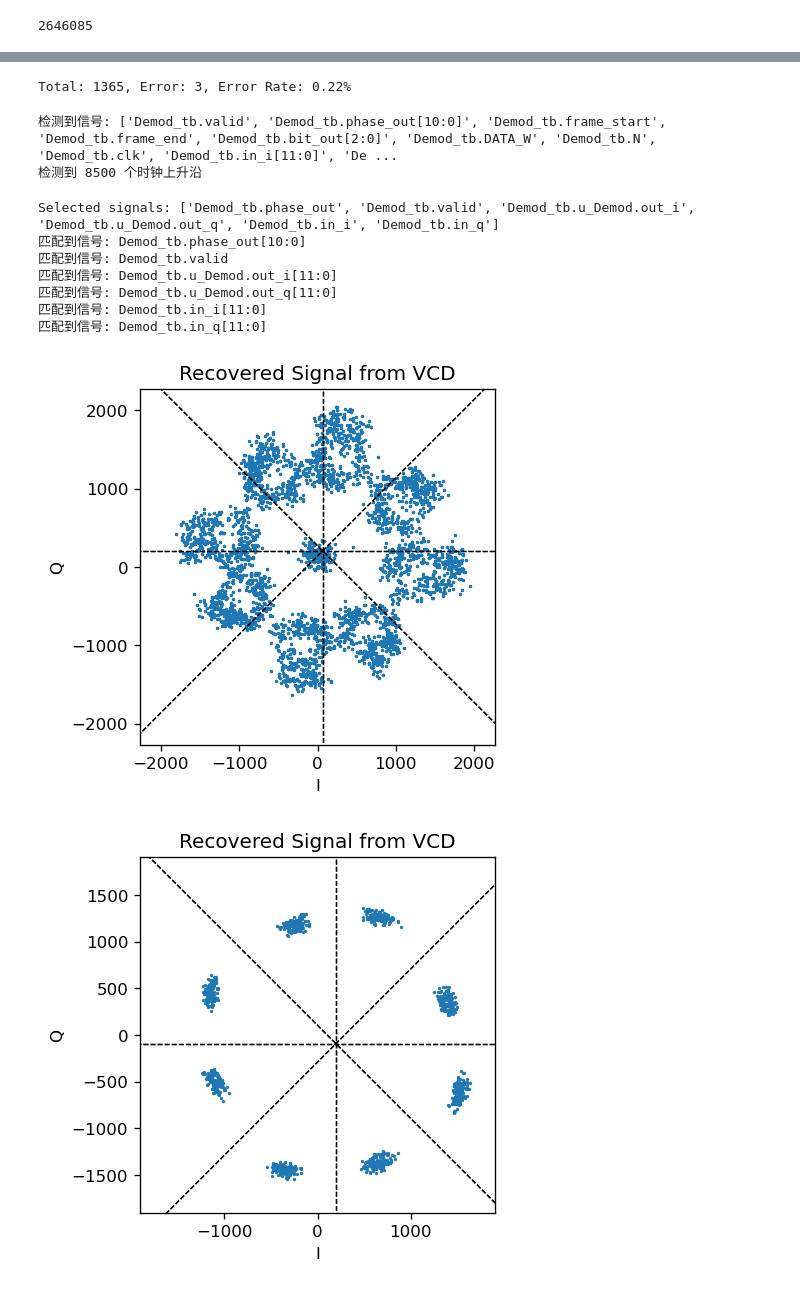
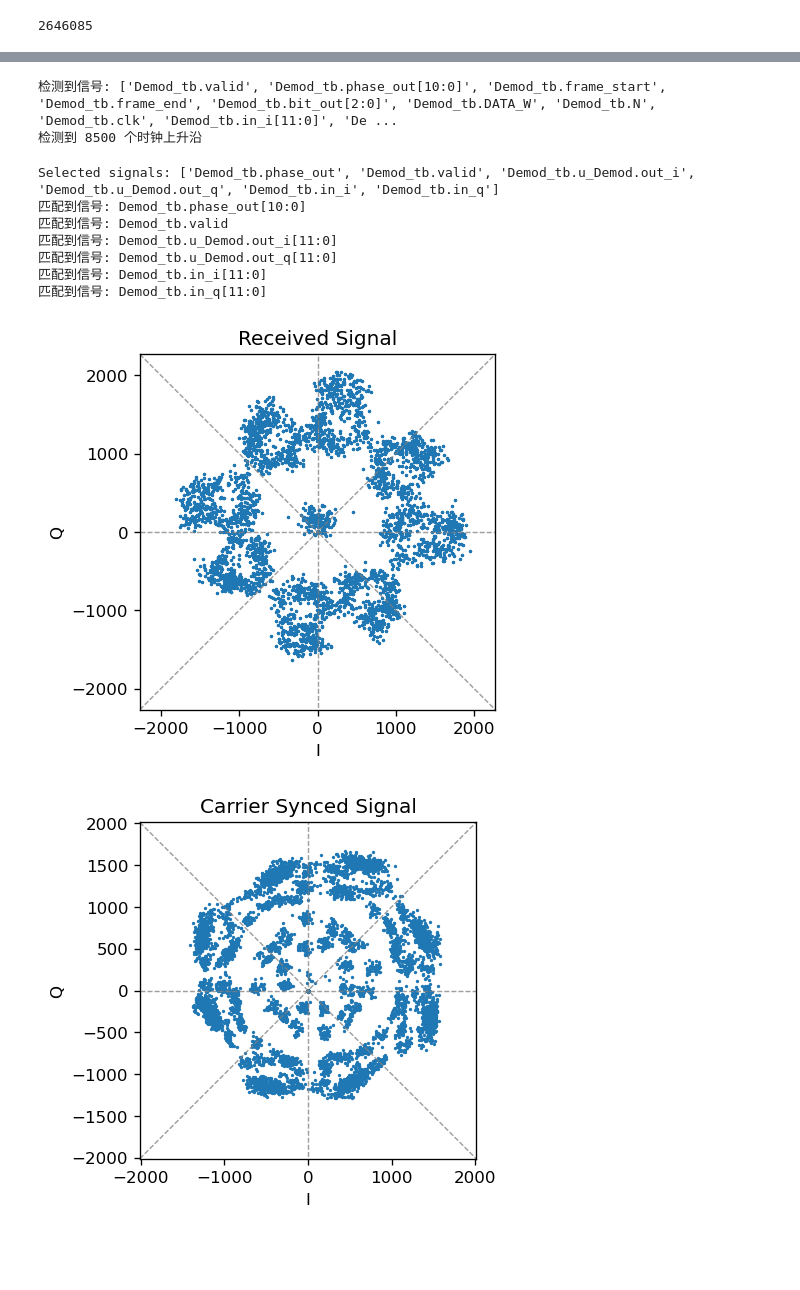
Before and after one commit to dasdasd12/gowin_ad9361, a Jupyter notebook: demod/数据生成与处理.ipynb, the cells around one changed output, grey strips where cells are left out. Cells and saved outputs as stored; diff of their text form; code cells hidden in the pictures; blank space fills up the shorter version.

```diff
--- a/demod/数据生成与处理.ipynb
+++ b/demod/数据生成与处理.ipynb
@@ -97,18 +99,3 @@ PermissionError: [Errno 13] Permission denied: 'd:\\Downloads\\iladata.csv'
-# %%
-# error rate
-delta_out = df.where(df["valid"] == 1)["delta_out[2:0]"].dropna().astype(int).to_list()
-error_count = 0
-last = 7
-for i in range(len(delta_out)):
-    new = delta_out[i]
-    # print((new - last) % 8)
-    if (new - last) % 8 != 1:
-        error_count += 1
-    last = new
-
-print(f"Total: {len(delta_out)}, Error: {error_count}, Error Rate: {error_count / len(delta_out):.2%}")
-# %% [output]
-Total: 1365, Error: 3, Error Rate: 0.22%
 # %%
 from vcdvcd import VCDVCD
 import pandas as pd
@@ -140,7 +127,13 @@ signal_values = {}
 for sig in signals:
     tv = vcd[sig].tv
     # 将tv中的二进制字符串转换为整数
-    tv = [(t, int(val, 2)) for t, val in tv if val is not None]
+    try:
+        tv = [(t, int(val, 2)) for t, val in tv if val is not None]
+    except ValueError:
+        print(f"Error converting signal {sig} to integer")
+        print(sig)
+        print(tv)
+        break
     idx = 0
     curr_val = tv[0][1]
     values = []
@@ -241,49 +234,55 @@ def plot_star(signal, title="Star Diagram"):
     ax.set_ylim(-max_val, max_val)
     ax.set_xlabel("I")
     ax.set_ylabel("Q")
     ax.set_title(title)
 
     ax.set_aspect("equal", adjustable="box")  # ✅ 坐标轴固定1:1
 
     fig.tight_layout()
 
     # 加上判决门限theta = 0 pi/4 pi/2 ...
 
     M = 8
-    # for m in range(M):
-    #     theta = 2 * np.pi * m / M
-    #     x = np.array([-max_val, max_val])
-    #     y = np.tan(theta) * x
-    #     ax.plot(x, y, '--', c = 'gray', linewidth=0.8, alpha=0.5)
+    for m in range(M):
+        theta = 2 * np.pi * m / M
+        x = np.array([-max_val, max_val])
+        y = np.tan(theta) * x
+        ax.plot(x, y, '--', c = 'gray', linewidth=0.8, alpha=0.5)
 
     moved_center = (np.max(np.real(signal)) + np.min(np.real(signal))) / 2 + 1j * (np.max(np.imag(signal)) + np.min(np.imag(signal))) / 2
 
     # 画出平移后的线
-    for m in range(M):
-        theta = 2 * np.pi * m / M
-        x = np.array([-max_val*2, max_val*2]) + np.real(moved_center)
-        y = np.tan(theta) * (x - np.real(moved_center)) + np.imag(moved_center)
-        ax.plot(x, y, '--', c = 'black', linewidth=0.8)
+    # for m in range(M):
+    #     theta = 2 * np.pi * m / M
+    #     x = np.array([-max_val*2, max_val*2]) + np.real(moved_center)
+    #     y = np.tan(theta) * (x - np.real(moved_center)) + np.imag(moved_center)
+    #     ax.plot(x, y, '--', c = 'black', linewidth=0.8)
 
     plt.show()
 
-start_point = 200
+start_point = 0
+last_skip = None
+# last_skip = -3
 
-# plot_star((selected_signals.iloc[:,2] + 1j * selected_signals.iloc[:,3])[start_point*6:-4], "Recovered Signal from VCD")
-plot_star((selected_signals.iloc[:,4] + 1j * selected_signals.iloc[:,5])[start_point*6:-4], "Recovered Signal from VCD")
+plot_star((selected_signals.iloc[:,4] + 1j * selected_signals.iloc[:,5])[start_point*6:last_skip], "Received Signal")
+plot_star((selected_signals.iloc[:,2] + 1j * selected_signals.iloc[:,3])[start_point:last_skip], "Carrier Synced Signal")
 
-selected_signals.iloc[:,1] = selected_signals.iloc[:,1].shift(1)
+# selected_signals.iloc[:,1] = np.roll(selected_signals.iloc[:,1], -6)
+selected_signals.iloc[:,1] = np.roll(selected_signals.iloc[:,1], -6)
+selected_signals = selected_signals.where(selected_signals.iloc[:,1] == 1).dropna().reset_index(drop=True)
+plot_star((selected_signals.iloc[:,2] + 1j * selected_signals.iloc[:,3])[start_point:last_skip], "Bit Synced Signal")
 
-selected_signals = selected_signals.where(selected_signals.iloc[:,1] == 1).dropna().reset_index(drop=True)
-
-plot_star((selected_signals.iloc[:,2] + 1j * selected_signals.iloc[:,3])[start_point:-4], "Recovered Signal from VCD")
+# phase_out
+# selected_signals.iloc[:,1] = np.roll(selected_signals.iloc[:,1], -2)
+# plt.hist(selected_signals.iloc[:,0]/256, bins=200)
+# plt.show()
 # %% [output]
 Selected signals: ['Demod_tb.phase_out', 'Demod_tb.valid', 'Demod_tb.u_Demod.out_i', 'Demod_tb.u_Demod.out_q', 'Demod_tb.in_i', 'Demod_tb.in_q']
 匹配到信号: Demod_tb.phase_out[10:0]
 匹配到信号: Demod_tb.valid
 匹配到信号: Demod_tb.u_Demod.out_i[11:0]
 匹配到信号: Demod_tb.u_Demod.out_q[11:0]
 匹配到信号: Demod_tb.in_i[11:0]
 匹配到信号: Demod_tb.in_q[11:0]
-[figure, old version]
+[figure, new version]
-[figure, old version]
+[figure, new version]
```
Also changed, not shown: parts of 3 cells of this notebook, 13 other files.
